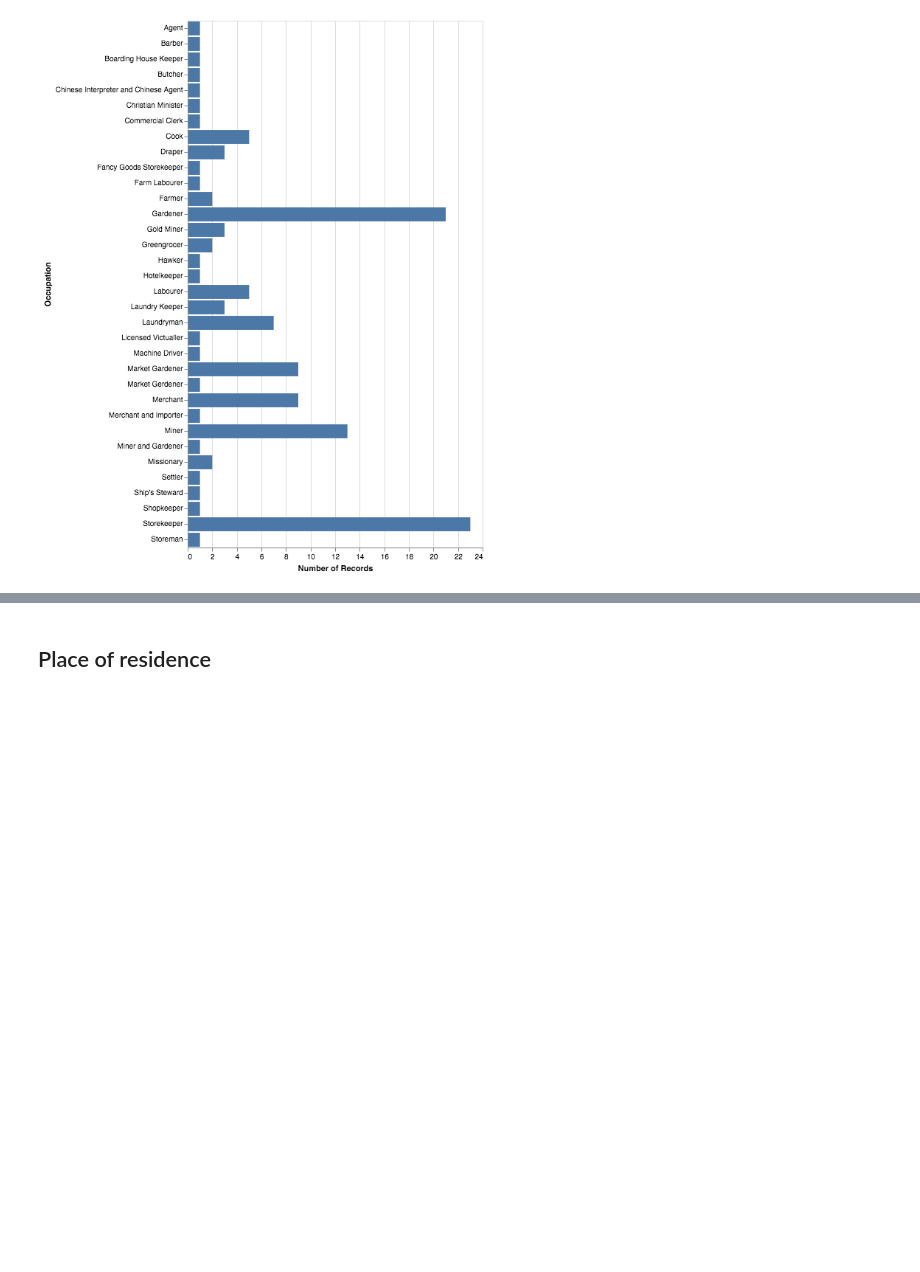
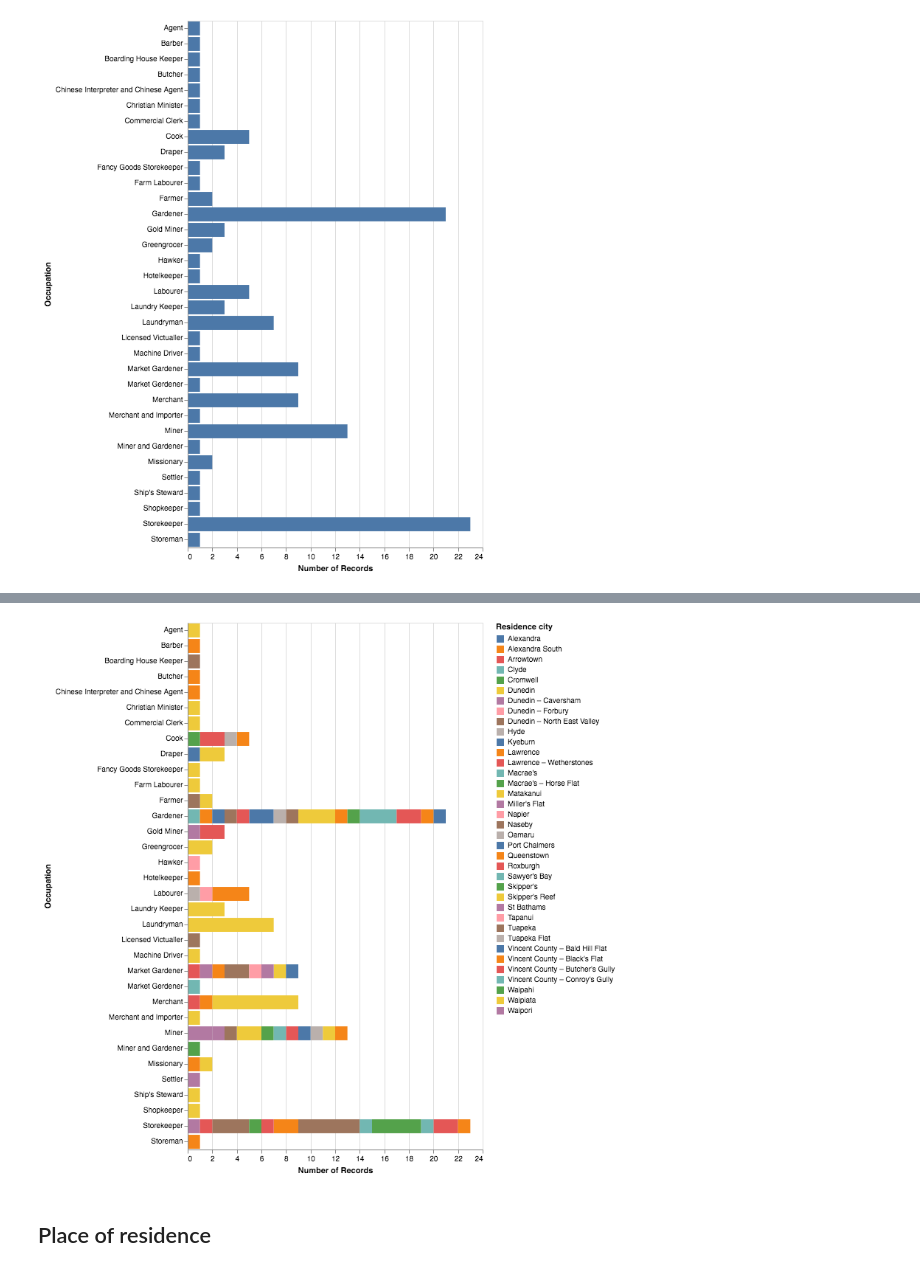
Before and after one commit to wragge/otago-naturalisations, a Jupyter notebook: Naturalisations.ipynb, the cells around one changed output, grey strips where cells are left out. Saved outputs shown, nothing was run; the diff lists cells and outputs as text; code cells hidden in the pictures; blank space fills up the shorter version.

```diff
--- a/Naturalisations.ipynb
+++ b/Naturalisations.ipynb
@@ -88,0 +118,8 @@ display(chart)
+# %%
+alt.Chart(df).mark_bar().encode(
+    y='Occupation',
+    x='count()',
+    color='Residence city',
+    tooltip=['Occupation', alt.Tooltip('Residence city', title='Residence'), alt.Tooltip(aggregate='count', type='quantitative', title='Total')]
+)
+# %% [output]
@@ -89,3 +127,4 @@ display(chart)
+[figure, added]
 # %% [markdown]
 ## Place of residence
 # %%
```
Also changed, not shown: parts of 15 cells of this notebook, 1 other file.
